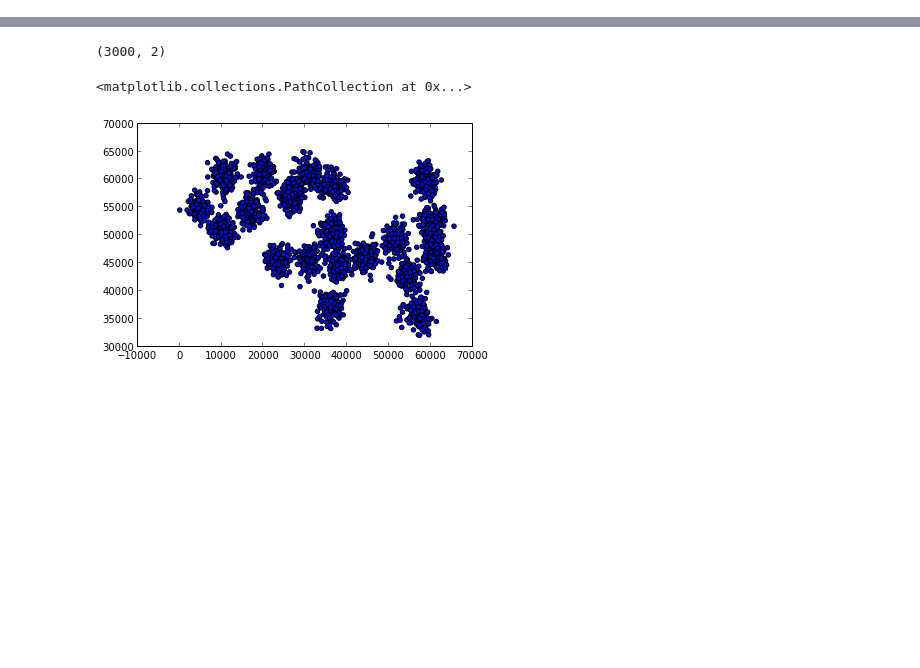
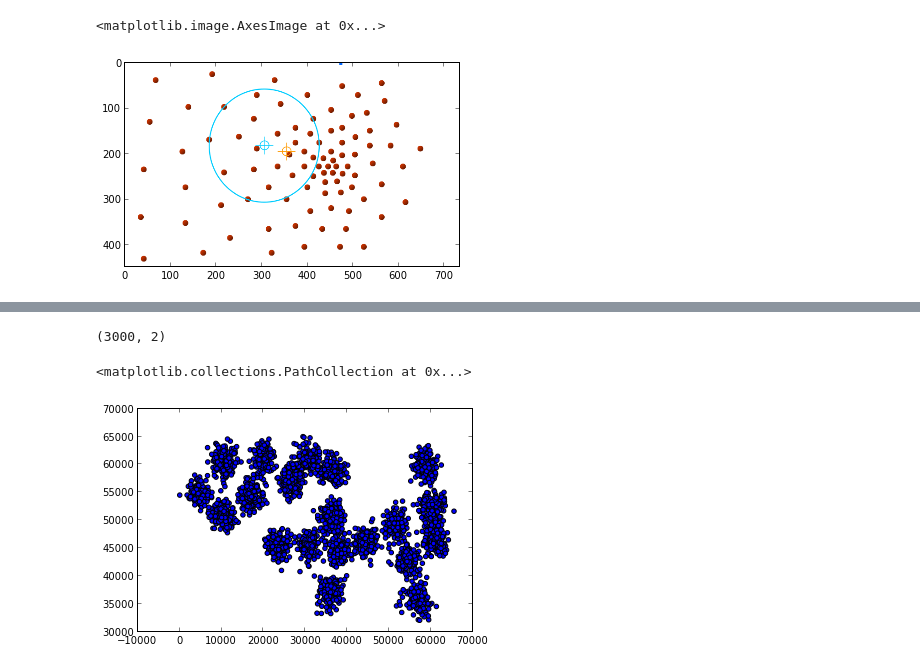
Before and after one commit to theparma/classnotes, a Jupyter notebook: app-math-tr/meanshift/meanshift.ipynb, the cells around one changed output, grey strips where cells are left out. Saved outputs shown, nothing was run; the diff lists cells and outputs as text; code cells hidden in the pictures; blank space fills up the shorter version.

```diff
--- a/app-math-tr/meanshift/meanshift.ipynb
+++ b/app-math-tr/meanshift/meanshift.ipynb
@@ -0,0 +8,5 @@
+# %%
+im=imread("mean_2.png"); imshow(im)
+# %% [output]
+<matplotlib.image.AxesImage at 0x...>
+[figure, added]
```
Also changed, not shown: parts of 10 cells of this notebook.
